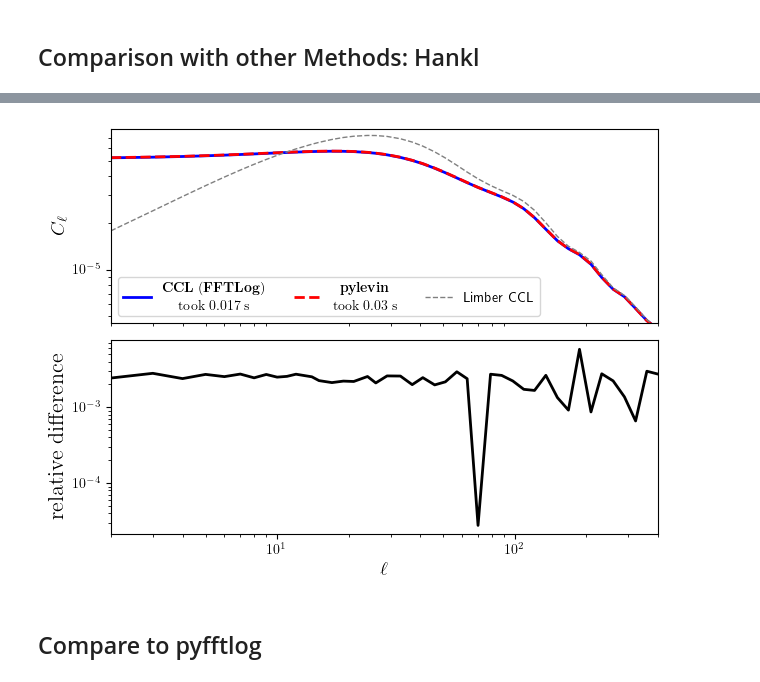
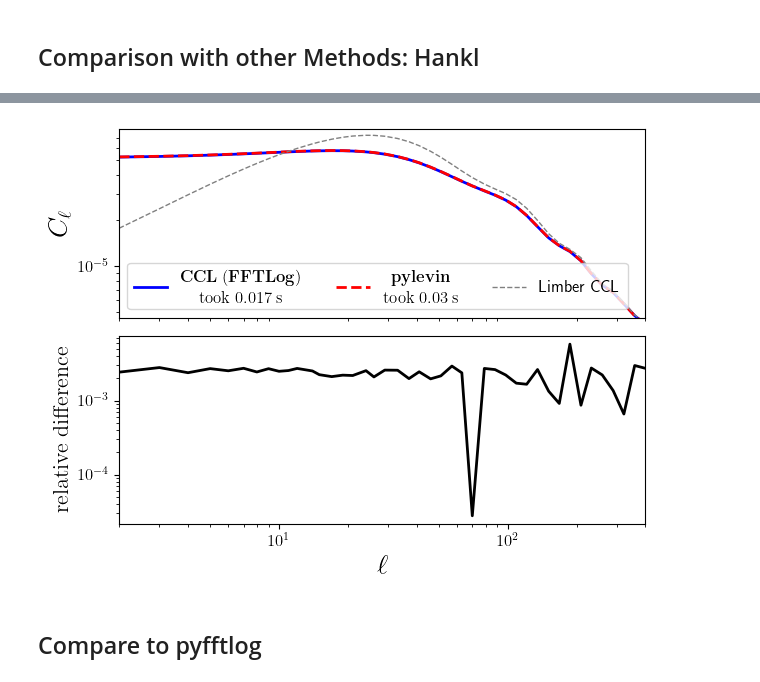
Before and after one commit to rreischke/levin_bessel, a Jupyter notebook: paper/paper_plot.ipynb, the cells around one changed output, grey strips where cells are left out. Cells and saved outputs as stored; diff of their text form; code cells hidden in the pictures.

```diff
--- a/paper/paper_plot.ipynb
+++ b/paper/paper_plot.ipynb
@@ -435,41 +525,43 @@ Levin took 0.030308246612548828 s
 # %%
 fontsi = 20
-fontsi2 = 20
+fontsi2 = 12
 
 
 fig, ax = plt.subplots(2)
 import matplotlib as mpl
 plt.rc('text', usetex=True)
 plt.rc('font', family='sans-serif')
 plt.rc('image', interpolation='none')
 mpl.rcParams['text.latex.preamble'] = r'\usepackage{{amsmath}}'
 
 ax[0].loglog(ell,result_new, ls = "-", label = r"$\begin{array}{c}\mathrm{\bf{CCL\;(FFTLog)}} \\ \mathrm{took\; 0.017\;s}\end{array}$", lw= 2, color = "blue")
 ax[0].loglog(ell,result_levin_second, ls = "--", label = r"$\begin{array}{c}\mathrm{\bf{pylevin}}  \\ \mathrm{took\;}0.03\;\mathrm{s}\end{array}$", lw = 2, color = "red")
 ax[0].loglog(ell,cls1, ls = "--", color = "grey", label = r"Limber CCL", lw = 1)
 
 ax[0].set_ylim(1.1*np.min(result_levin_second),1.1*np.max(cls1))
 ax[0].set_xlim(ell[0],ell[-1])
 ax[0].set_xticks([])
 
 
 ax[1].loglog(ell, np.abs(result_levin_second- result_new)/result_new, color = "black", lw = 2)
 ax[1].set_xlabel(r"$\ell$", fontsize = 16)
 ax[1].set_ylabel(r"$\mathrm{relative\;difference}$", fontsize = 16)
 ax[1].set_xlim(ell[0],ell[-1])
 
 
 
-ax[1].set_xlabel(r"$\ell$", fontsize = 14)
-ax[0].set_ylabel(r"$C_\ell$", fontsize = 14)
-ax[0].legend(fontsize = 10, loc = 'lower left', ncols = 3, frameon=True)
+ax[1].set_xlabel(r"$\ell$", fontsize = fontsi)
+ax[0].set_ylabel(r"$C_\ell$", fontsize = fontsi)
+ax[0].legend(fontsize = fontsi2, loc = 'lower left', ncols = 3, frameon=True)
+ax[0].tick_params(axis='both', which='major', labelsize=fontsi2)
+ax[1].tick_params(axis='both', which='major', labelsize=fontsi2)
 
 
 
 plt.tight_layout()
 plt.savefig("paper_plot_compare_CCL.pdf")
 # %% [output]
-[figure, old version]
+[figure, new version]
 # %% [markdown]
 ## Compare to pyfftlog
 # %%
```
Also changed, not shown: parts of 12 cells of this notebook, 11 other files.
